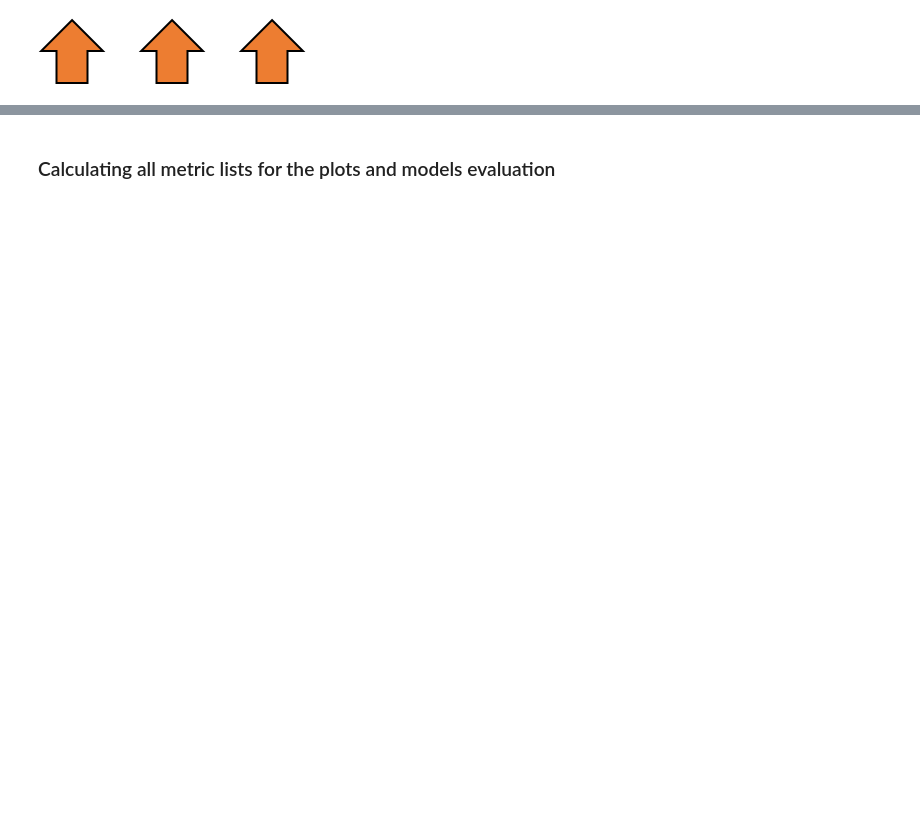
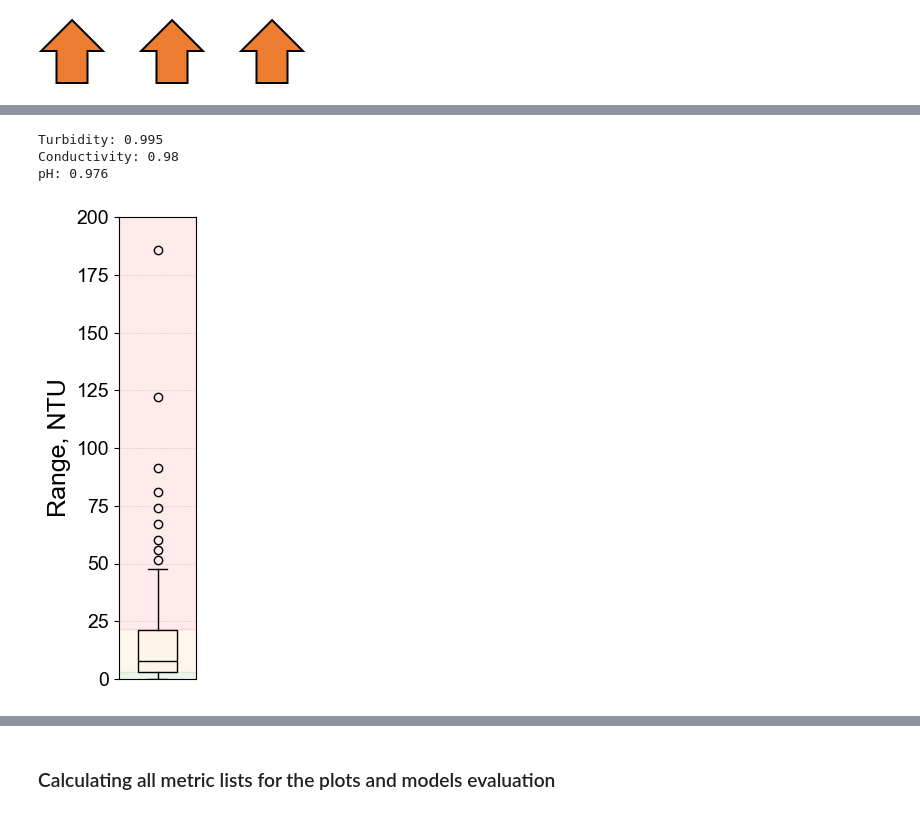
Before and after one commit to n1kraz/imputation-research, a Jupyter notebook: results/results.ipynb, the cells around one changed output, grey strips where cells are left out. Saved outputs shown, nothing was run; the diff lists cells and outputs as text; code cells hidden in the pictures; blank space fills up the shorter version.

Commit message:
Most work on the project is complete
Since last commit the work was focussing on analysis of results and
visualizations

```diff
--- a/results/results.ipynb
+++ b/results/results.ipynb
@@ -9,23 +9,28 @@ import ast
 import pickle
 import warnings
 from pathlib import Path
+import re
 
 # Scientific Libraries
 import numpy as np
 import pandas as pd
-from scipy.interpolate import interp1d
+from scipy.interpolate import interp1d, CubicSpline
 from numpy.polynomial.polynomial import Polynomial
+from scipy.fft import fft, ifft
 
 # Machine Learning Libraries
+from sklearn.linear_model import LinearRegression
 from sklearn.metrics import mean_squared_error
 from sklearn.cluster import KMeans
 from sklearn.preprocessing import MinMaxScaler
+import scipy.stats as stats
 import tensorflow as tf
 
 # Visualization Libraries
 import matplotlib.pyplot as plt
 import matplotlib.colors as mcolors
 from matplotlib.colors import LogNorm
+from matplotlib.colors import to_rgba
 import seaborn as sns
 
 # IPython Display and Widget Libraries
@@ -49,6 +54,9 @@ warnings.filterwarnings("ignore", category=RuntimeWarning)
 home_dir = Path.cwd().parent
 sys.path.append(f"{home_dir}/data_preprocessing/utilities")
 data_path = f"{home_dir}/data"
+
+# Set the global font to Times New Roman
+plt.rc('font', family='Arial')
 # %% [output]
 TensorFlow version:  2.10.0
 # %% [markdown]
@@ -578,0 +1251,64 @@ range_variance_visual_assessment(20, 60, threshold_range[0][0], parame[0])
+# %%
+# Average R2
+R2_turb = [0.999, 0.999, 0.999, 0.995, 0.995, 0.995, 0.992, 0.991, 0.991]
+print('Turbidity:', round(np.mean(R2_turb), 3))
+R2_cond = [0.980, 0.981, 0.982, 0.969, 0.968, 0.979, 0.983, 0.985, 0.989]
+print('Conductivity:', round(np.mean(R2_cond), 3))
+R2_pH = [0.968, 0.971, 0.974, 0.973, 0.977, 0.979, 0.978, 0.979, 0.982]
+print('pH:', round(np.mean(R2_pH), 3))
+# %% [output]
+Turbidity: 0.995
+Conductivity: 0.98
+pH: 0.976
+# %%
+def boxplot_for_ptp(lag, gap, param):
+
+
+    number_of_instances = [
+        (len(multipar_test_dataset_list[eve][predefined_max_lag_size:-(predefined_max_lag_size)]) - 2 * lag) - gap + 1
+        for eve in range(len(multipar_test_dataset_list))
+    ]
+
+    # Getting range variance
+    eve_inst_array = instance_event_collection(lag, gap, multipar_test_dataset_list, param, base=True)
+
+    # Merging events into one collection of instances
+    all_instances = []
+    for event in eve_inst_array:
+        all_instances.extend(event)
+
+
+    # Range between RMSE equivalent of 0 and 100 percent of data thresholds
+    ptp_all_instances, min_all_instances, max_all_instances = qualities_instance_collection(all_instances, len(all_instances))
+
+    # Apply the sorted indices to the other arrays
+    sorted_ptp_all_instances = np.sort(ptp_all_instances.reshape(1, len(ptp_all_instances)))[0]
+    sorted_ptp_all_instances_mean = calculate_group_averages(sorted_ptp_all_instances)
+
+
+
+    # Create a figure and axis
+    fig, ax = plt.subplots(figsize=(1, 6))
+
+    # Create the box plot
+    ax.boxplot(sorted_ptp_all_instances_mean, patch_artist=True, boxprops=dict(facecolor=(1, 0.05, 0, 0.005)), widths=0.5, medianprops={'color': 'black'})
+
+    ax.axhspan(0, 3, color='green', alpha=0.08)
+    ax.axhspan(3, 21.5, color='orange', alpha=0.08)
+    ax.axhspan(21.5, 200, color='red', alpha=0.08)
+
+    # Customize labels and title
+    ax.set_xticks([])
+    ax.tick_params(axis='both', labelsize=14)
+    ax.set_ylabel("Range, NTU", fontsize = 18)
+    ax.set_ylim(bottom = 0, top = 200)
+    ax.grid(True, which='both', axis='both', linestyle=':', linewidth=0.5, alpha=0.9)
+
+    # Save the plot
+    # plt.savefig(r"H:\Work\Writing in progress\3. ML paper\Draft\Figures\Difficulty level\Bottom_left_subplot.png", dpi=300, bbox_inches="tight")
+    # Show the plot
+    plt.show()
+
+boxplot_for_ptp(5, 20, parame[0])
+# %% [output]
+[figure, added]
```
Also changed, not shown: parts of 72 cells of this notebook, 2 other files.
